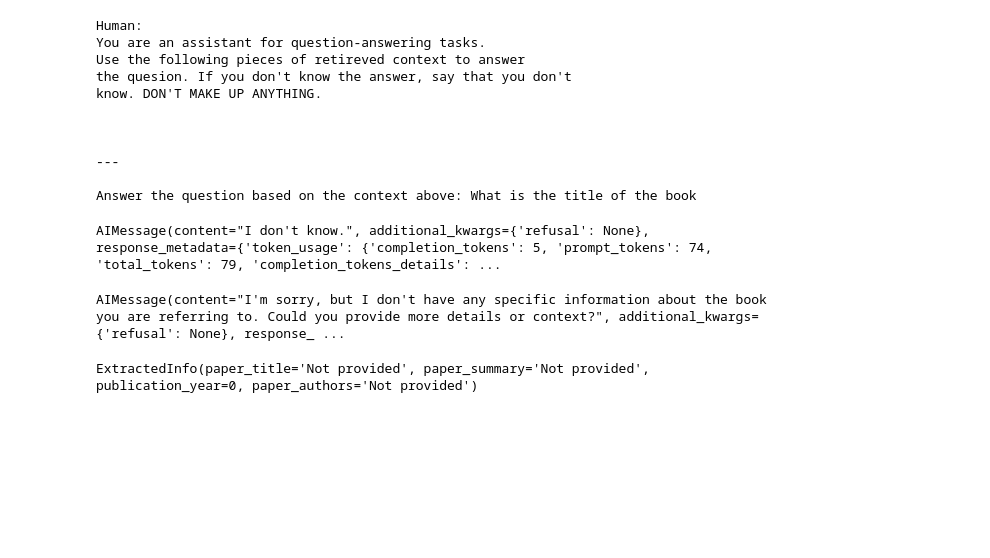
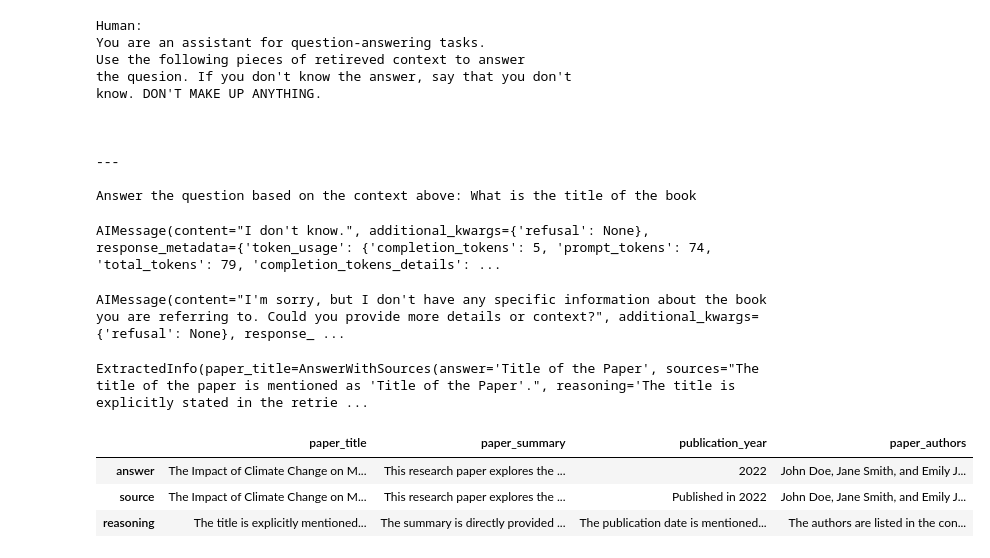
Before and after one commit to HarpinderFeelsLikeCoding/PDF-to-Structured-Data, a Jupyter notebook: data_extraction_llms.ipynb, the cells around one changed output. Saved outputs shown, nothing was run; the diff lists cells and outputs as text; code cells hidden in the pictures; blank space fills up the shorter version.

```diff
--- a/data_extraction_llms.ipynb
+++ b/data_extraction_llms.ipynb
@@ -158,14 +184,20 @@ rag_chain = (
 rag_chain.invoke("Give me a paragraph of information about this book please")
 # %% [output]
 AIMessage(content="I'm sorry, but I don't have any specific information about the book you are referring to. Could you provide more details or context?", additional_kwargs={'refusal': None}, response_ ...
-# %%
-## Generate structured response
-class ExtractedInfo(BaseModel):
-    """Extracted information about the research article"""
-    paper_title: str = Field(description="Title of the paper")
-    paper_summary: str = Field(description = "Summary of the paper")
-    publication_year: int = Field(description="Year of the publication")
-    paper_authors: str = Field(description= "Names of the authors of this paper")
+# %%
+## Generate structured response
+class AnswerWithSources(BaseModel):
+    """An answer to the question with sources and reasoning"""
+    answer: str=Field(description="answer to question")
+    sources: str = Field(description = "full direct tect chunk from the context used to answer the question")
+    reasoning: str = Field(description="explain the reasoning of the asnwer based on the sources")
+
+class ExtractedInfo(BaseModel):
+    """Extracted information about the research article"""
+    paper_title: AnswerWithSources
+    paper_summary: AnswerWithSources
+    publication_year: AnswerWithSources
+    paper_authors: AnswerWithSources
 # %%
 rag_chain = (
         {"context": retriever | format_docs, "question": RunnablePassthrough()}
@@ -174,4 +206,27 @@ rag_chain = (
     )
 rag_chain.invoke("Give me the title, summary, publication date, authors of the paper please.")
 # %% [output]
-ExtractedInfo(paper_title='Not provided', paper_summary='Not provided', publication_year=0, paper_authors='Not provided')
+ExtractedInfo(paper_title=AnswerWithSources(answer='Title of the Paper', sources="The title of the paper is mentioned as 'Title of the Paper'.", reasoning='The title is explicitly stated in the retrie ...
+# %%
+#transform response into a dataframe
+
+structured_response = rag_chain.invoke("Give me the title, summary, publication date, authors of the research paper.")
+df = pd.DataFrame([structured_response.dict()])
+
+answer_row = []
+source_row =[]
+reasoning_row = []
+
+for col in df.columns:
+    answer_row.append(df[col][0]['answer'])
+    source_row.append(df[col][0]['sources'])
+    reasoning_row.append(df[col][0]['reasoning'])
+
+#create new dataframe with 2 rows: answers and source_row
+structured_response_df = pd.DataFrame([answer_row, source_row, reasoning_row], columns=df.columns, index=['answer','source','reasoning'])
+structured_response_df
+# %% [output]
+|  | paper_title | paper_summary | publication_year | paper_authors |
+| answer | The Impact of Climate Change on M... | This research paper explores the ... | 2022 | John Doe, Jane Smith, and Emily J... |
+| source | The Impact of Climate Change on M... | This research paper explores the ... | Published in 2022 | John Doe, Jane Smith, and Emily J... |
+| reasoning | The title is explicitly mentioned... | The summary is directly provided ... | The publication date is mentioned... | The authors are listed in the con... |
```
Also changed, not shown: parts of 5 cells of this notebook, 3 other files.
